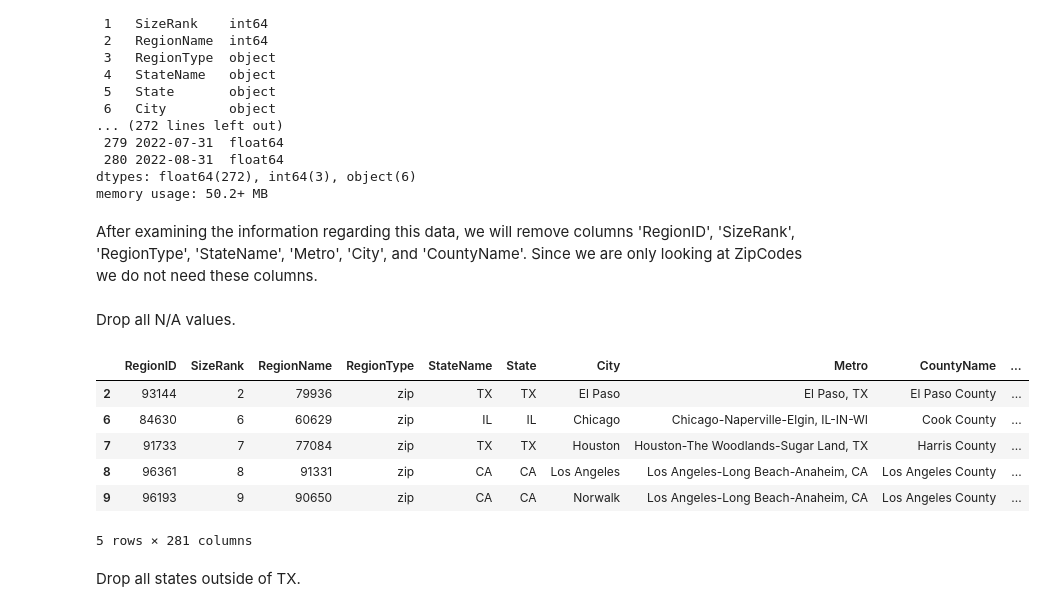
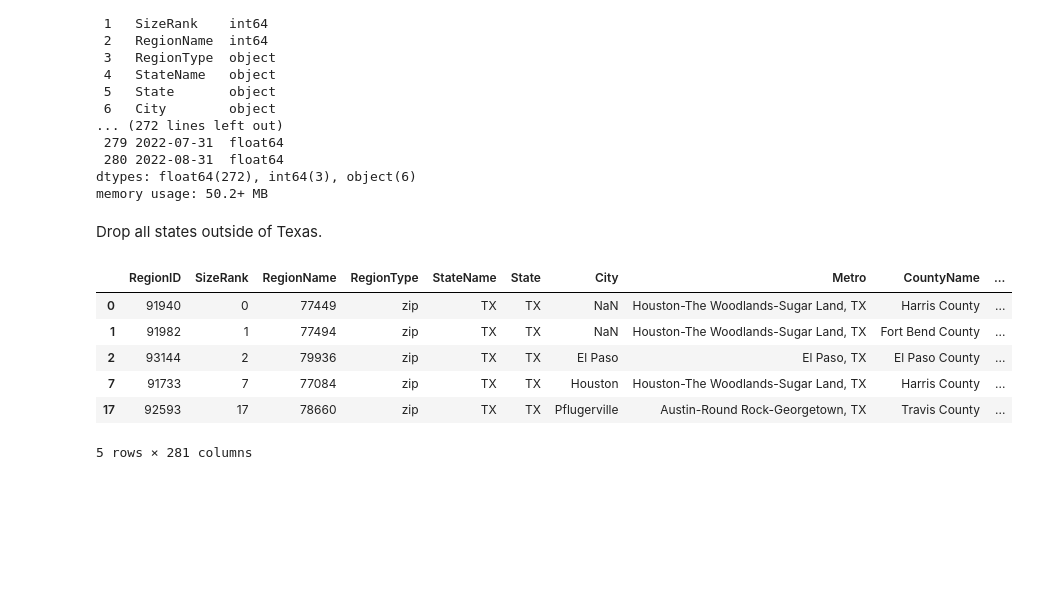
Before and after one commit to ashakeri92/Zillow-Research, a Jupyter notebook: Analysis.ipynb, the cells around one changed output. Drawn from its saved outputs; the diff is of its cells as text; code cells hidden in the pictures; blank space fills up the shorter version.

```diff
--- a/Analysis.ipynb
+++ b/Analysis.ipynb
@@ -75,20 +79,16 @@ Data columns (total 281 columns):
  280 2022-08-31  float64
 dtypes: float64(272), int64(3), object(6)
 memory usage: 50.2+ MB
-# %% [markdown]
-After examining the information regarding this data, we will remove columns 'RegionID', 'SizeRank', 'RegionType', 'StateName', 'Metro', 'City', and 'CountyName'. Since we are only looking at ZipCodes we do not need these columns.
-# %% [markdown]
-Drop all N/A values.
+# %% [markdown]
+Drop all states outside of Texas.
 # %%
-data = data.dropna()
+data = data[data['State'] == 'TX']
 data.head()
 # %% [output]
 |  | RegionID | SizeRank | RegionName | RegionType | StateName | State | City | Metro | CountyName | ... |
+| 0 | 91940 | 0 | 77449 | zip | TX | TX | NaN | Houston-The Woodlands-Sugar Land, TX | Harris County | ... |
+| 1 | 91982 | 1 | 77494 | zip | TX | TX | NaN | Houston-The Woodlands-Sugar Land, TX | Fort Bend County | ... |
 | 2 | 93144 | 2 | 79936 | zip | TX | TX | El Paso | El Paso, TX | El Paso County | ... |
-| 6 | 84630 | 6 | 60629 | zip | IL | IL | Chicago | Chicago-Naperville-Elgin, IL-IN-WI | Cook County | ... |
 | 7 | 91733 | 7 | 77084 | zip | TX | TX | Houston | Houston-The Woodlands-Sugar Land, TX | Harris County | ... |
-| 8 | 96361 | 8 | 91331 | zip | CA | CA | Los Angeles | Los Angeles-Long Beach-Anaheim, CA | Los Angeles County | ... |
-| 9 | 96193 | 9 | 90650 | zip | CA | CA | Norwalk | Los Angeles-Long Beach-Anaheim, CA | Los Angeles County | ... |
+| 17 | 92593 | 17 | 78660 | zip | TX | TX | Pflugerville | Austin-Round Rock-Georgetown, TX | Travis County | ... |
 5 rows × 281 columns
-# %% [markdown]
-Drop all states outside of TX.
```
Also changed, not shown: parts of 44 cells of this notebook.
